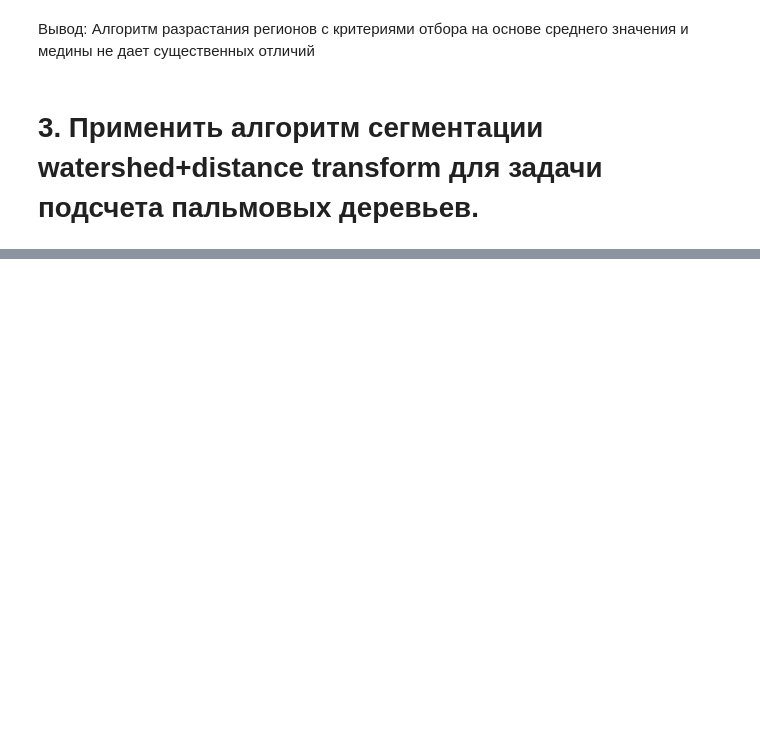
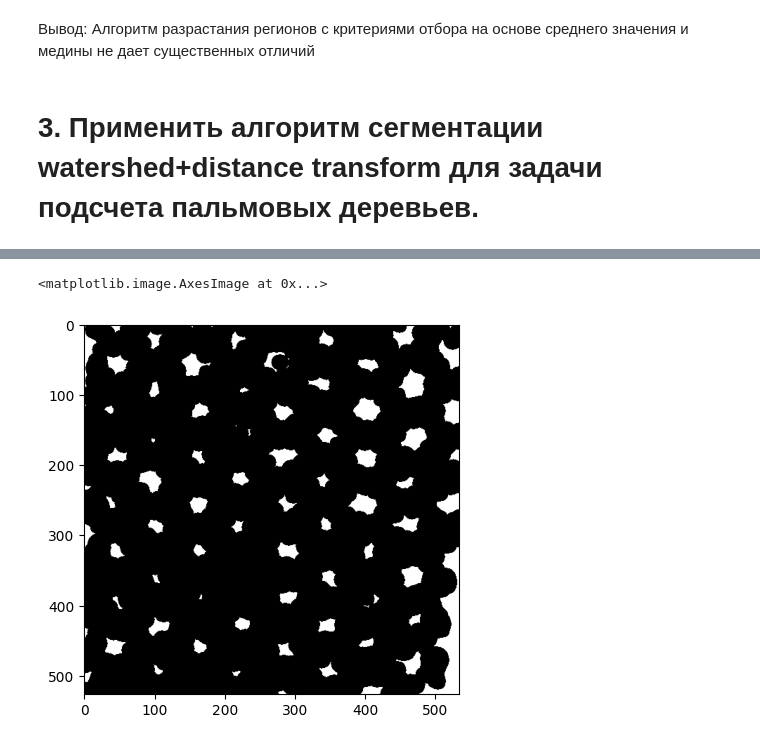
Before and after one commit to ionfy/image-processing, a Jupyter notebook: Task4/Task4.ipynb, the cells around one changed output, grey strips where cells are left out. Drawn from its saved outputs; the diff is of its cells as text; code cells hidden in the pictures; blank space fills up the shorter version.

```diff
--- a/Task4/Task4.ipynb
+++ b/Task4/Task4.ipynb
@@ -93 +105,8 @@ plt.imshow(image_blur, cmap="gray")
+# %%
+ret, sure_fg = cv2.threshold(dist, 0.3 * dist.max(), 255, cv2.THRESH_BINARY)
+sure_fg = sure_fg.astype(np.uint8)
+plt.imshow(sure_fg, cmap="gray")
+# %% [output]
+<matplotlib.image.AxesImage at 0x...>
+[figure, added]
 # %%
```
Also changed, not shown: parts of 4 cells of this notebook.
